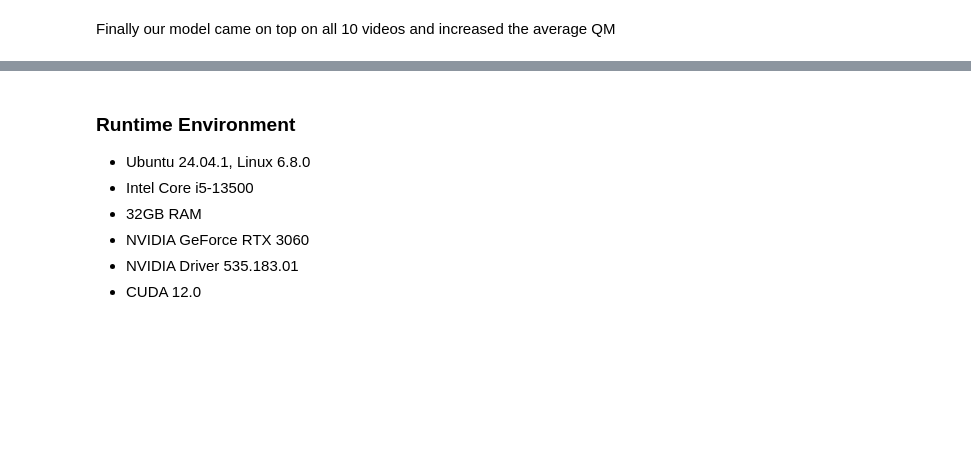
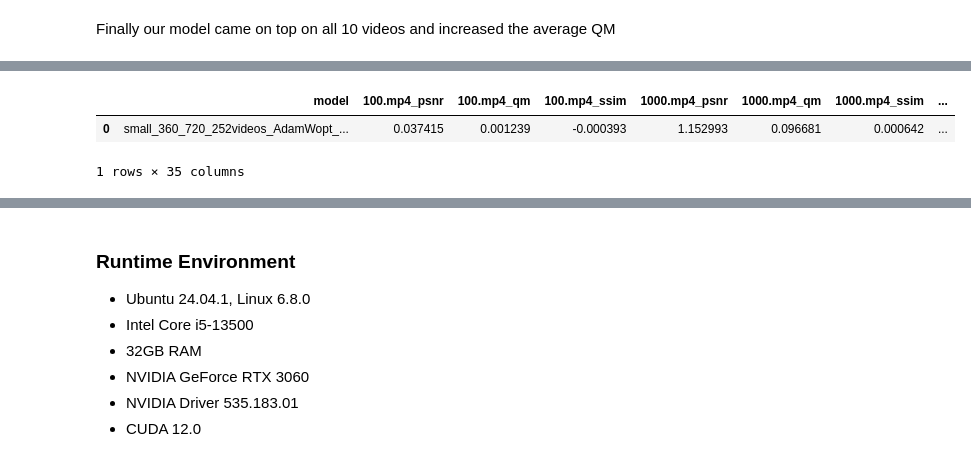
Before and after one commit to Dawid64/super-enhanced-resolution, a Jupyter notebook: Report.ipynb, the cells around one changed output, grey strips where cells are left out. Saved outputs shown, nothing was run; the diff lists cells and outputs as text; code cells hidden in the pictures; blank space fills up the shorter version.

```diff
--- a/Report.ipynb
+++ b/Report.ipynb
@@ -653,0 +658,6 @@ Here are the plots for the final training session:
+# %%
+pd.read_csv('resources/resultsQHD.csv')
+# %% [output]
+|  | model | 100.mp4_psnr | 100.mp4_qm | 100.mp4_ssim | 1000.mp4_psnr | 1000.mp4_qm | 1000.mp4_ssim | ... |
+| 0 | small_360_720_252videos_AdamWopt_... | 0.037415 | 0.001239 | -0.000393 | 1.152993 | 0.096681 | 0.000642 | ... |
+1 rows × 35 columns
```
Also changed, not shown: parts of 4 cells of this notebook.
